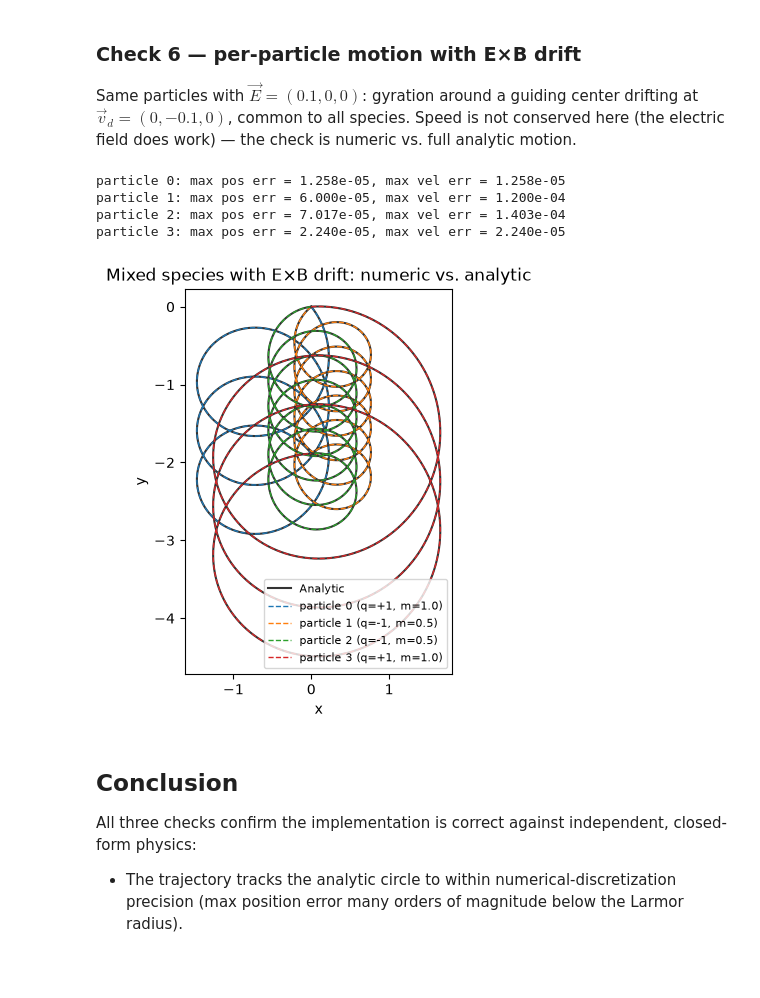
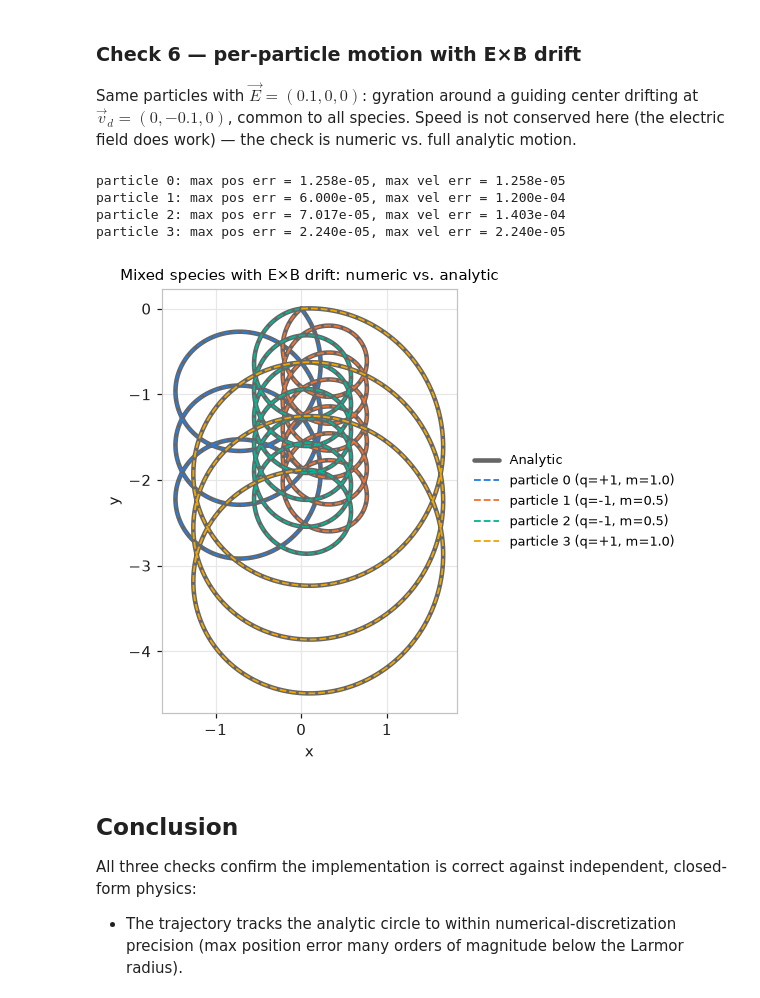
Before and after one commit to pabloreque/HPC, a Jupyter notebook: PIC/analysis_session_2.ipynb, the cells around one changed output. Drawn from its saved outputs; the diff is of its cells as text; code cells hidden in the pictures; blank space fills up the shorter version.

```diff
--- a/PIC/analysis_session_2.ipynb
+++ b/PIC/analysis_session_2.ipynb
@@ -207,19 +226,22 @@ particle 3: |v0| = 1.456267, max |speed - |v0|| = 5.329e-15
 
 Each numeric trajectory must track its own analytic curve with its own signed $\omega_{c,i}$ — opposite charges mirror each other.
 # %%
-fig, ax = plt.subplots(figsize=(6, 6))
-for p, (q, m, v0) in enumerate(SPECIES):
-    t = multi_cyclotron[p]["t"]
-    xa, _ = analytic_multi(t, q, m, v0, Ex=0.0)
-    ax.plot(xa[0], xa[1], "-", color=ANALYTIC_COLOR, linewidth=1.5, label="Analytic" if p == 0 else None)
-    ax.plot(multi_cyclotron[p]["x"], multi_cyclotron[p]["y"], "--", linewidth=1.0, label=f"particle {p} (q={q:+.0f}, m={m})")
-    err = np.hypot(multi_cyclotron[p]["x"] - xa[0], multi_cyclotron[p]["y"] - xa[1]).max()
+Ex_cyclotron = multi_cyclotron_settings["E"][0]
+
+fig, ax = plt.subplots(figsize=(8, 6))
+for p, ((data, _), (q, m, v0)) in enumerate(zip(multi_cyclotron, SPECIES)):
+    xa, _ = analytic_multi(data["t"], q, m, v0, Ex=Ex_cyclotron, B0=B0_multi)
+    ax.plot(xa[0], xa[1], "-", color=pa.ANALYTIC_COLOR, linewidth=3, label="Analytic" if p == 0 else None)
+    ax.plot(data["x"], data["y"], "--", color=pa.SERIES_COLORS[p], linewidth=1.2,
+            label=f"particle {p} (q={q:+.0f}, m={m})")
+    err = np.hypot(data["x"] - xa[0], data["y"] - xa[1]).max()
     print(f"particle {p}: max xy error = {err:.3e}")
 ax.set_xlabel("x")
 ax.set_ylabel("y")
 ax.set_title("Mixed species in pure B: numeric vs. per-particle analytic")
 ax.set_aspect("equal")
-ax.legend(fontsize=8)
+# The orbits fill the axes: the legend goes to their right.
+ax.legend(loc="center left", bbox_to_anchor=(1.02, 0.5))
 plt.show()
 # %% [output]
 particle 0: max xy error = 1.431e-05
@@ -232,27 +254,30 @@ particle 3: max xy error = 2.245e-05
 
 Same particles with $\vec E = (0.1, 0, 0)$: gyration around a guiding center drifting at $\vec v_d = (0, -0.1, 0)$, common to all species. Speed is not conserved here (the electric field does work) — the check is numeric vs. full analytic motion.
 # %%
-fig, ax = plt.subplots(figsize=(7, 5))
-for p, (q, m, v0) in enumerate(SPECIES):
-    t = multi_drift[p]["t"]
-    xa, va = analytic_multi(t, q, m, v0, Ex=0.1)
-    ax.plot(xa[0], xa[1], "-", color=ANALYTIC_COLOR, linewidth=1.5, label="Analytic" if p == 0 else None)
-    ax.plot(multi_drift[p]["x"], multi_drift[p]["y"], "--", linewidth=1.0, label=f"particle {p} (q={q:+.0f}, m={m})")
-    xn = np.stack([multi_drift[p]["x"], multi_drift[p]["y"], multi_drift[p]["z"]])
-    vn = np.stack([multi_drift[p]["vx"], multi_drift[p]["vy"], multi_drift[p]["vz"]])
+Ex_drift = multi_drift_settings["E"][0]
+
+fig, ax = plt.subplots(figsize=(8, 5))
+for p, ((data, _), (q, m, v0)) in enumerate(zip(multi_drift, SPECIES)):
+    xa, va = analytic_multi(data["t"], q, m, v0, Ex=Ex_drift, B0=B0_multi)
+    ax.plot(xa[0], xa[1], "-", color=pa.ANALYTIC_COLOR, linewidth=3, label="Analytic" if p == 0 else None)
+    ax.plot(data["x"], data["y"], "--", color=pa.SERIES_COLORS[p], linewidth=1.2,
+            label=f"particle {p} (q={q:+.0f}, m={m})")
+    xn = np.stack([data["x"], data["y"], data["z"]])
+    vn = np.stack([data["vx"], data["vy"], data["vz"]])
     print(f"particle {p}: max pos err = {np.abs(xn - xa).max():.3e}, max vel err = {np.abs(vn - va).max():.3e}")
 ax.set_xlabel("x")
 ax.set_ylabel("y")
 ax.set_title("Mixed species with E×B drift: numeric vs. analytic")
 ax.set_aspect("equal")
-ax.legend(fontsize=8)
+# The orbits fill the axes: the legend goes to their right.
+ax.legend(loc="center left", bbox_to_anchor=(1.02, 0.5))
 plt.show()
 # %% [output]
 particle 0: max pos err = 1.258e-05, max vel err = 1.258e-05
 particle 1: max pos err = 6.000e-05, max vel err = 1.200e-04
 particle 2: max pos err = 7.017e-05, max vel err = 1.403e-04
 particle 3: max pos err = 2.240e-05, max vel err = 2.240e-05
-[figure, old version]
+[figure, new version]
 # %% [markdown]
 ## Conclusion
 
```
Also changed, not shown: parts of 10 cells of this notebook, 7 other files.
